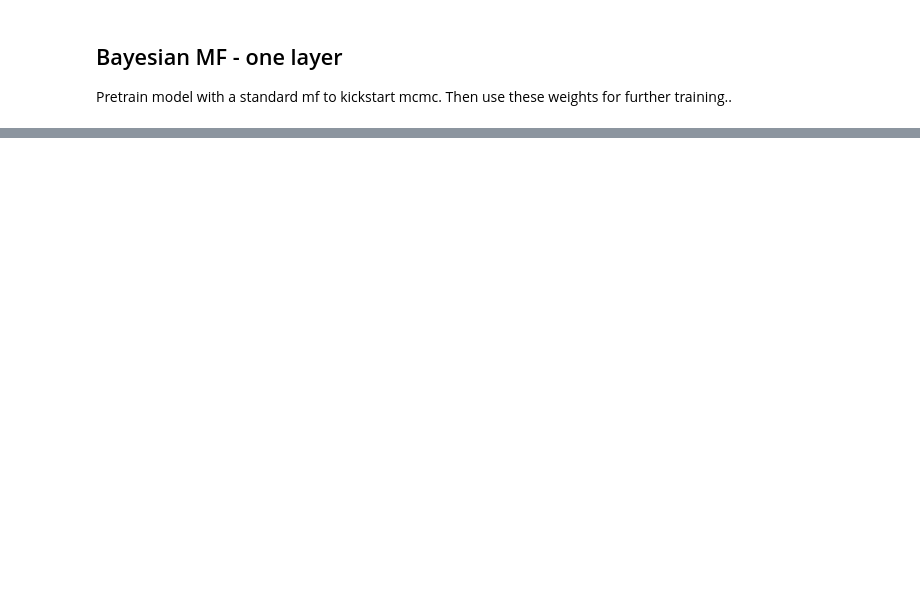
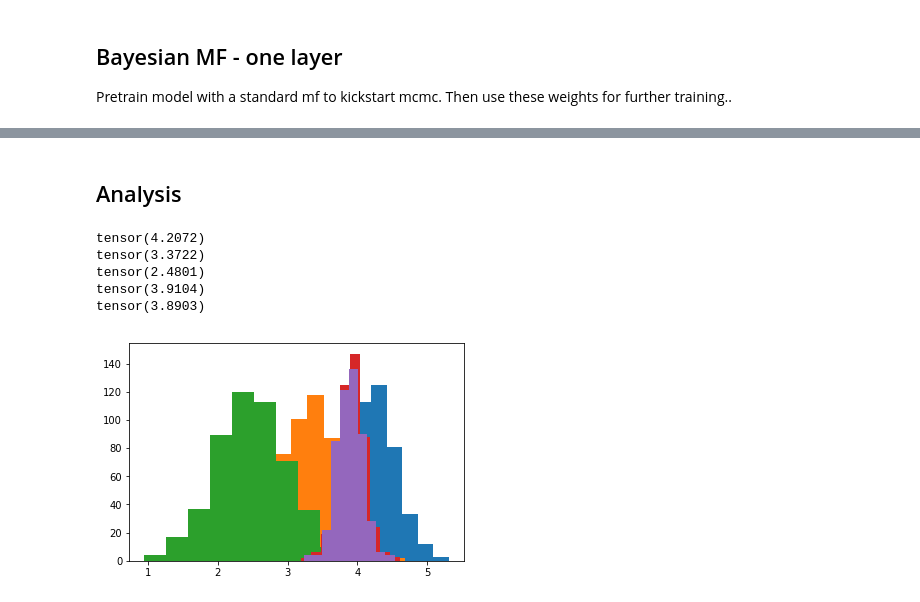
Before and after one commit to simeneide/phd-notes, a Jupyter notebook: general_notes/bayesian_MF.ipynb, the cells around one changed output, grey strips where cells are left out. Saved outputs shown, nothing was run; the diff lists cells and outputs as text; code cells hidden in the pictures; blank space fills up the shorter version.

```diff
--- a/general_notes/bayesian_MF.ipynb
+++ b/general_notes/bayesian_MF.ipynb
@@ -17,7 +17,7 @@ import torch
 from scipy.stats import wishart
 import numpy as np
 import matplotlib.pyplot as plt
-d = 10
+d = 5
 # %% [markdown]
 ## Load data
 # %%
@@ -281,0 +276,33 @@ step: 500        rmse train: 2.79, test: 2.81    Size user 0.44, item 0.65
+# %% [markdown]
+## Analysis
+# %%
+def plot_posterior_score(userId, itemId, samples = 500):
+    post_uservec = torch.zeros(samples, d)
+    post_itemvec = torch.zeros(samples, d)
+    ### SAMPLE USERS ###
+    for j in range(samples):
+        mu_V, lambda_V = sample_hyperparam(M = V)
+        mu_U, lambda_U = sample_hyperparam(M = U)
+        post_uservec[j,] = sample_useritem_vector(userId, mode = "user", O=V, mu_K = mu_U, lambda_K=lambda_U)
+        post_itemvec[j,] = sample_useritem_vector(itemId, mode = "item", O=U, mu_K = mu_V, lambda_K=lambda_V)
+
+    score = (post_uservec *post_itemvec).sum(1)
+    img = plt.hist(score.numpy())
+    print(score.mean())
+    return img, post_uservec, post_itemvec
+
+
+size = 5
+usersample = np.random.randint(low = 0, high=100, size=size)
+itemsample = np.random.randint(low = 0, high=100, size=size)
+
+for u,i in zip(usersample, itemsample):
+    img, _, _ = plot_posterior_score(u,i)
+    img
+# %% [output]
+tensor(4.2072)
+tensor(3.3722)
+tensor(2.4801)
+tensor(3.9104)
+tensor(3.8903)
+[figure, added]
```
Also changed, not shown: parts of 8 cells of this notebook.
